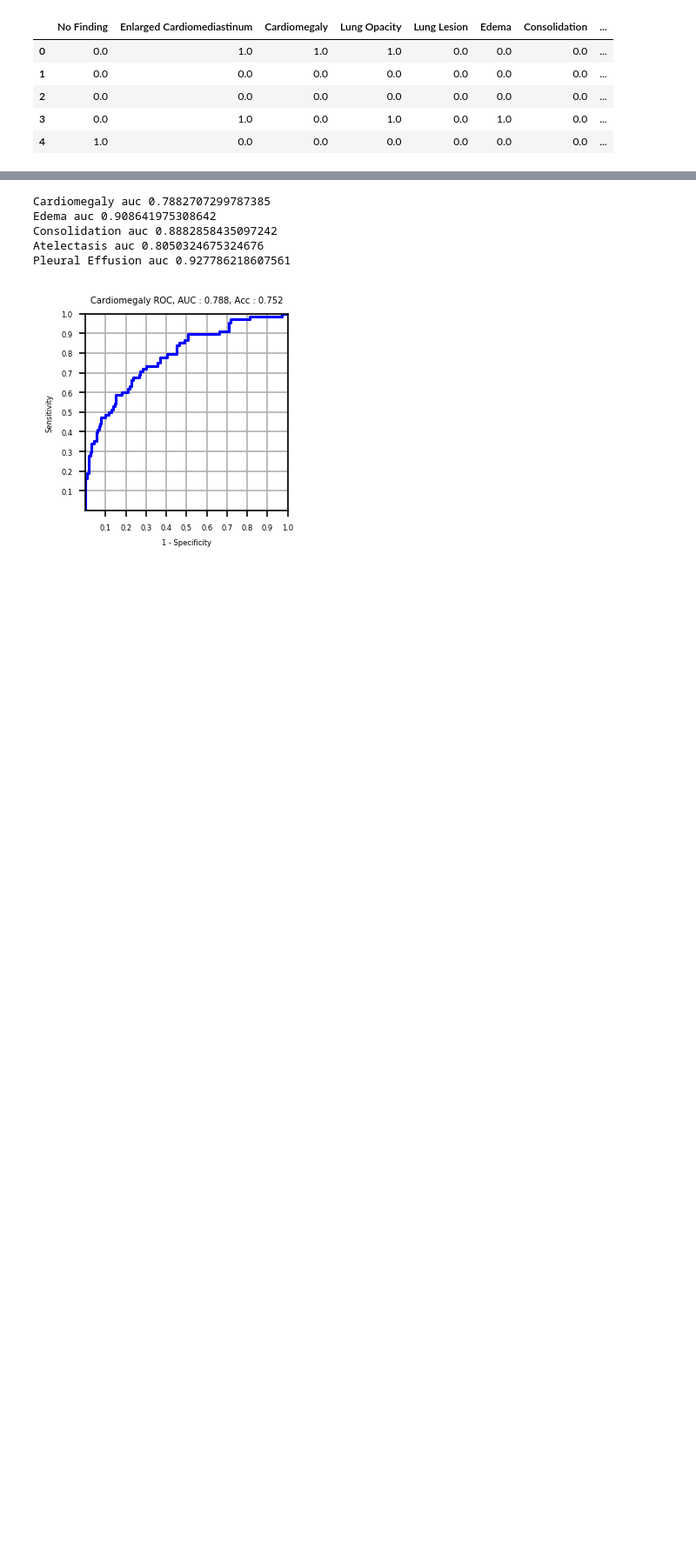
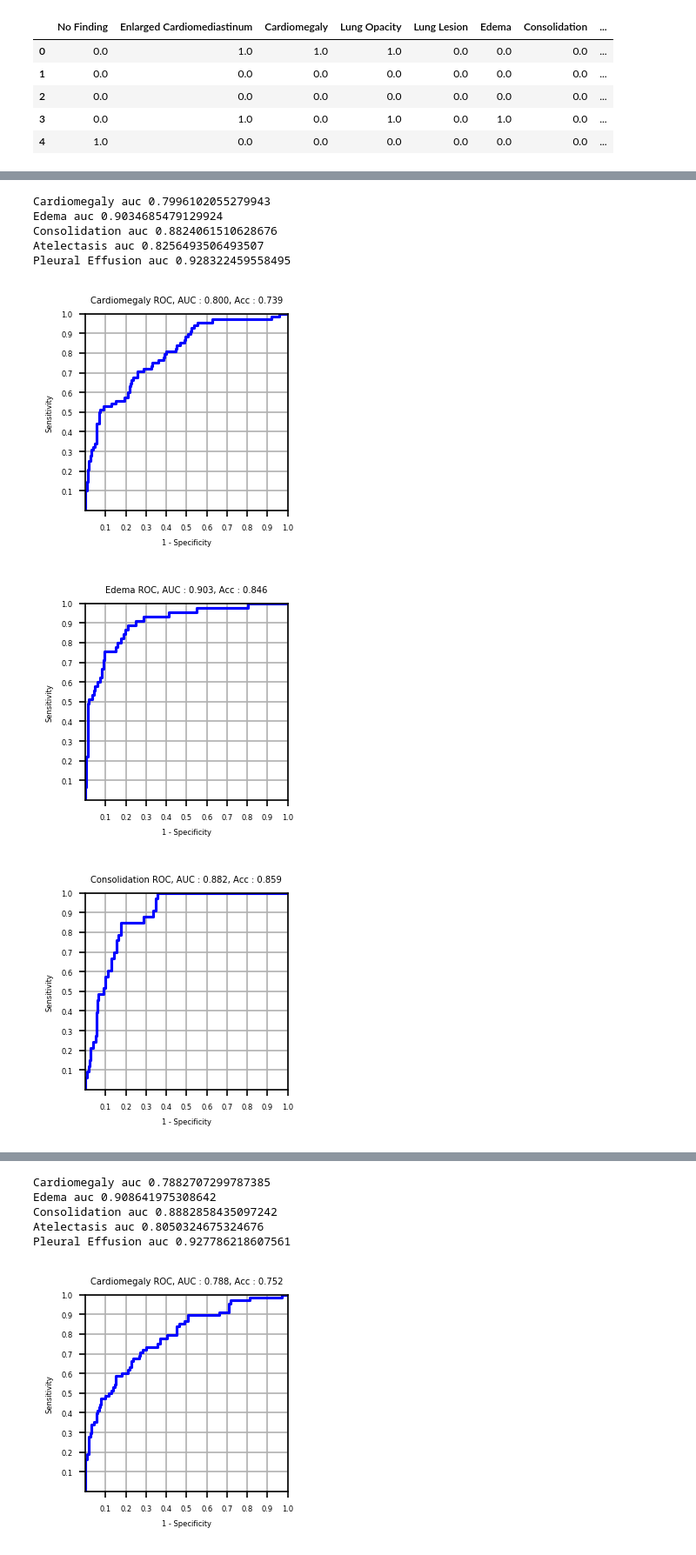
Before and after one commit to aarondt1/project-titanium-lifeline, a Jupyter notebook: ROC_AUC_notebook.ipynb, the cells around one changed output, grey strips where cells are left out. Shown at 87% size. Drawn from its saved outputs; the diff is of its cells as text; code cells hidden in the pictures; blank space fills up the shorter version.

```diff
--- a/ROC_AUC_notebook.ipynb
+++ b/ROC_AUC_notebook.ipynb
@@ -105,0 +151,44 @@ df_truth.head()
+# %%
+from sklearn import metrics
+from matplotlib import pyplot as plt
+import matplotlib.pyplot as plt
+plt.rcParams.update({'font.size': 4})
+
+benchmark_classes = ['Cardiomegaly', 'Edema','Consolidation','Atelectasis','Pleural Effusion']
+for class_label in benchmark_classes:
+    i = df_truth.columns.tolist().index(class_label)
+    #label = [7,10,11,13,15]#header[i]
+    y_pred = df_preds.iloc[:, i].values
+    y_true = df_truth.iloc[:, i].values
+    fpr, tpr, thresholds = metrics.roc_curve(y_true, y_pred, pos_label=1)
+    auc = metrics.auc(fpr, tpr)
+    print(class_label, 'auc', auc)
+    acc = metrics.accuracy_score(
+        y_true, (y_pred >= 0.5).astype(int), normalize=True
+    )
+
+    plt.figure(figsize=(2, 2), dpi=150)
+    plt.xlim((0, 1.0))
+    plt.ylim((0, 1.0))
+    plt.xticks([0.1, 0.2, 0.3, 0.4, 0.5, 0.6, 0.7, 0.8, 0.9, 1.0],
+               [0.1, 0.2, 0.3, 0.4, 0.5, 0.6, 0.7, 0.8, 0.9, 1.0])
+    plt.yticks([0.1, 0.2, 0.3, 0.4, 0.5, 0.6, 0.7, 0.8, 0.9, 1.0],
+               [0.1, 0.2, 0.3, 0.4, 0.5, 0.6, 0.7, 0.8, 0.9, 1.0])
+    plt.xlabel('1 - Specificity')
+    plt.ylabel('Sensitivity')
+    plt.title('{} ROC, AUC : {:.3f}, Acc : {:.3f}'.format(class_label, auc, acc))
+    plt.plot(fpr, tpr, '-b')
+
+    plt.grid()
+    plt.savefig(
+        os.path.join("./", "Epoch_10"
+                     + '_' + MODEL_CLASSES[i] + '_roc.png'), bbox_inches='tight')
+# %% [output]
+Cardiomegaly auc 0.7996102055279943
+Edema auc 0.9034685479129924
+Consolidation auc 0.8824061510628676
+Atelectasis auc 0.8256493506493507
+Pleural Effusion auc 0.928322459558495
+[figure, added]
+[figure, added]
+[figure, added]
```
Also changed, not shown: parts of 5 cells of this notebook, 1 other file.
